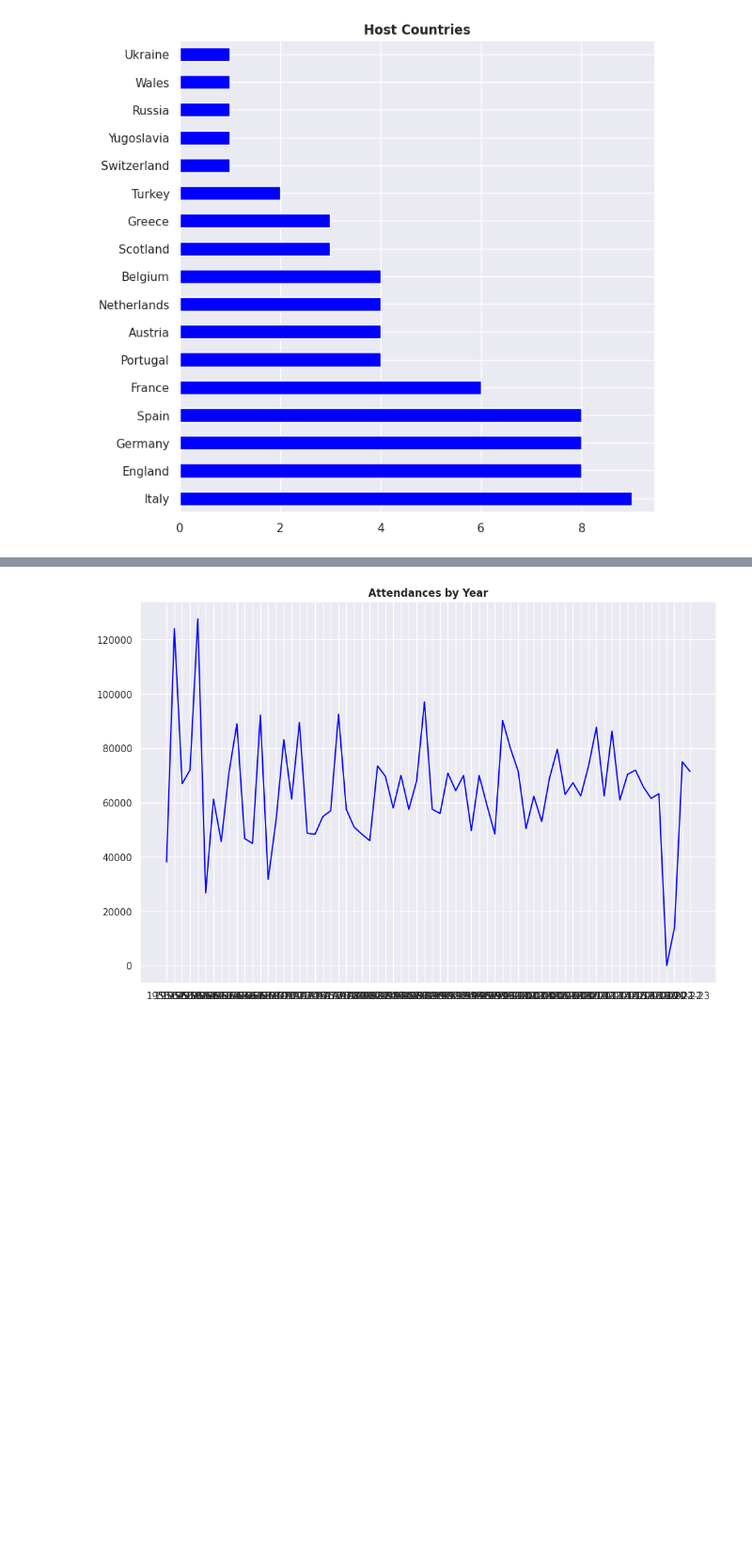
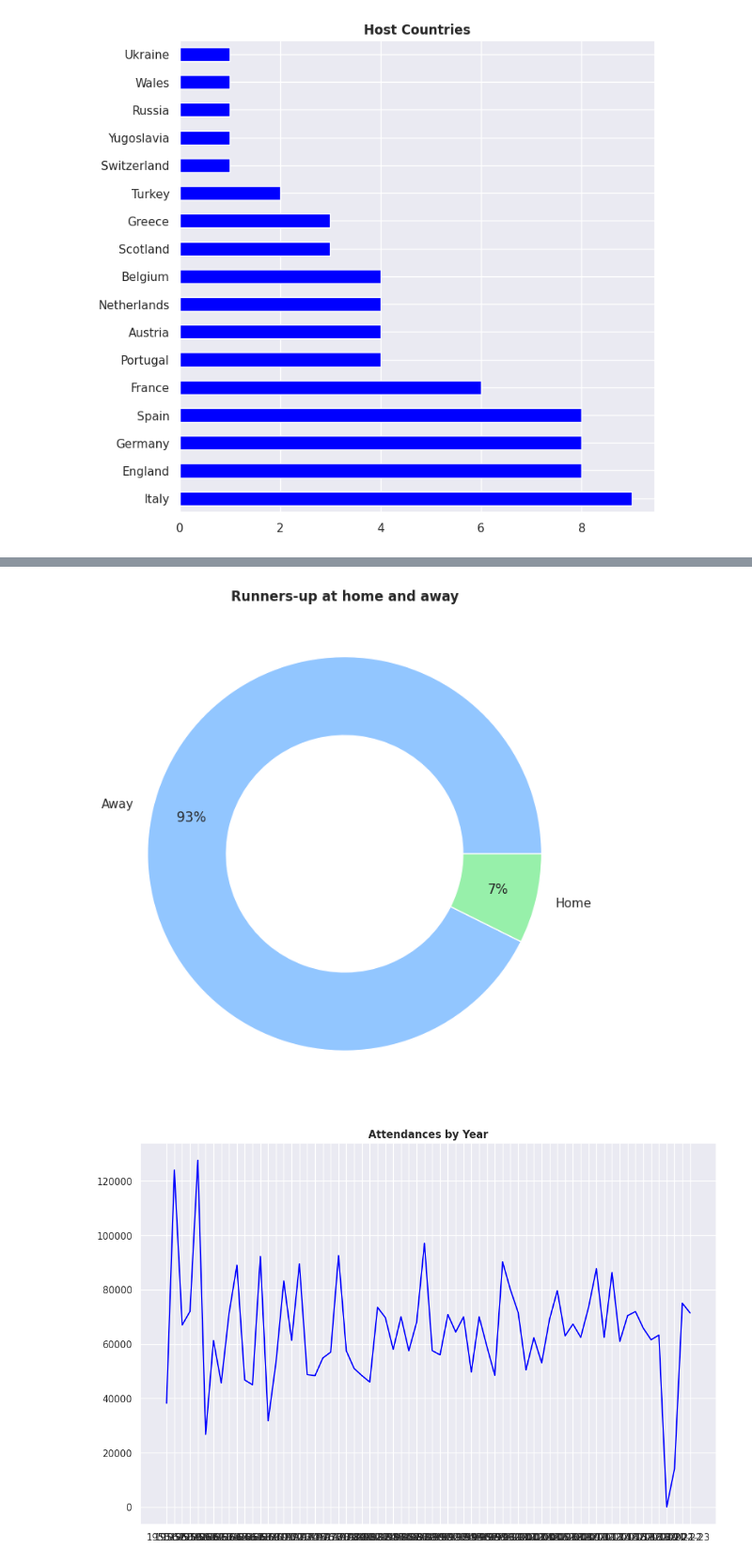
Before and after one commit to guilhermelaviola/SoccerCompetitionsStudy, a Jupyter notebook: UCLStudy.ipynb, the cells around one changed output, grey strips where cells are left out. Shown at 94% size. Cells and saved outputs as stored; diff of their text form; code cells hidden in the pictures; blank space fills up the shorter version.

```diff
--- a/UCLStudy.ipynb
+++ b/UCLStudy.ipynb
@@ -107,0 +137,14 @@ plt.show()
+# %%
+# Checking if the club was UCL runner-up at home or away:
+def runner_up_at_home(row):
+  runners_up_country = row['Runners-up country']
+  host_country = row['Host Country']
+  if runners_up_country == host_country:
+    result = 'Home'
+  else:
+    result = 'Away'
+  return result
+
+# Applying the function above on a column of the dataset and generating a new column as result:
+ucl['Home runners-up?'] = ucl.apply(runner_up_at_home, axis=1)
+ucl.head()
@@ -108,3 +158,11 @@ plt.show()
+# %%
+# Displaying the clubs who were runners-up at home and away:
+ucl['Home runners-up?'].value_counts().plot(kind = 'pie', autopct = '%.0f%%', figsize = (8, 8), wedgeprops = dict(width = 0.4), pctdistance = 0.8)
+plt.ylabel(None)
+plt.title('Runners-up at home and away', fontweight = 'bold')
+plt.show()
+# %% [output]
+[figure, added]
 # %%
 # Displaying the attendances by year:
 plt.figure(figsize = (12, 8))
```
Also changed, not shown: parts of 3 cells of this notebook.
